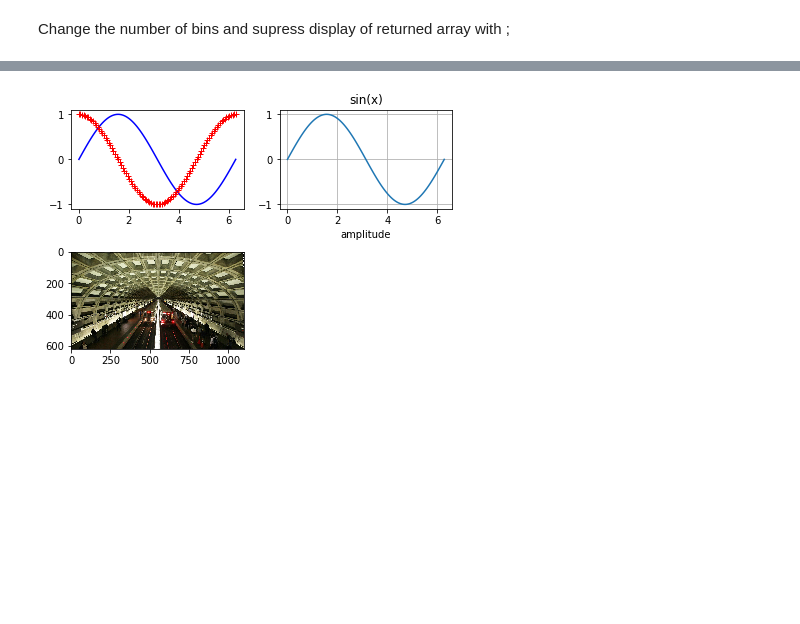
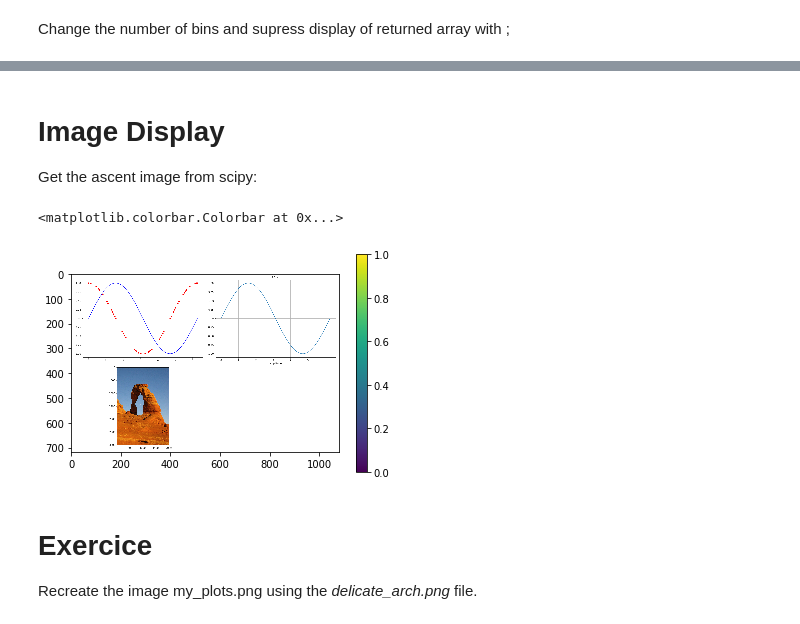
Before and after one commit to pnavaro/math-python, a Jupyter notebook: 12.Matplotlib.ipynb, the cells around one changed output, grey strips where cells are left out. Saved outputs shown, nothing was run; the diff lists cells and outputs as text; code cells hidden in the pictures; blank space fills up the shorter version.

```diff
--- a/12.Matplotlib.ipynb
+++ b/12.Matplotlib.ipynb
@@ -156,24 +161,15 @@ plt.hist(randn(1000), 30);
-# %%
-%matplotlib inline
-import numpy as np
-import matplotlib.pyplot as plt
-x = np.linspace(0,2*np.pi, 101)
-s = np.sin(x)
-c = np.cos(x)
-img = plt.imread('dc-metro.jpg')
-plt.subplot(2,2,1)
-plt.plot(x,s,'b-',x,c,'r+')
-plt.axis('tight') # Stretch the boundaries to match with data
-plt.subplot(2,2,2)
-plt.plot(x,s);
-plt.grid()
-plt.xlabel('radians')
-plt.xlabel('amplitude')
-plt.title('sin(x)')
-plt.axis('tight')
-plt.subplot(2,2,3)
-plt.imshow(img,  cmap=plt.cm.winter)
-plt.tight_layout()
-plt.savefig('my_plots.png')
-# %% [output]
-[figure, removed]
+# %% [markdown]
+# Image Display
+
+Get the ascent image from scipy:
+# %%
+img = plt.imread("my_plots.png")
+plt.imshow(img)
+plt.colorbar()
+# %% [output]
+<matplotlib.colorbar.Colorbar at 0x...>
+[figure, added]
+# %% [markdown]
+# Exercice
+
+Recreate the image my_plots.png using the *delicate_arch.png* file.
```
Also changed, not shown: parts of 17 cells of this notebook, 7 other files.
